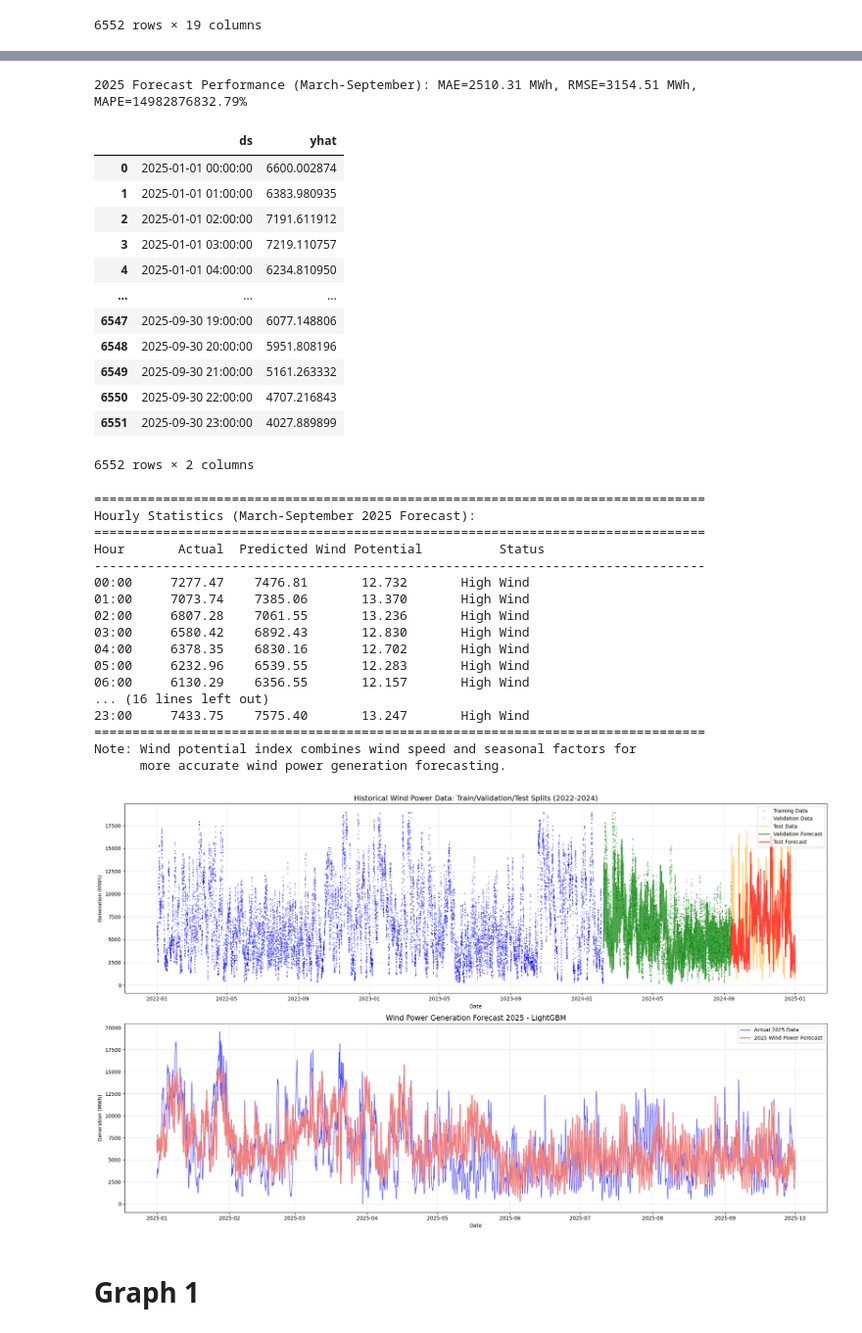
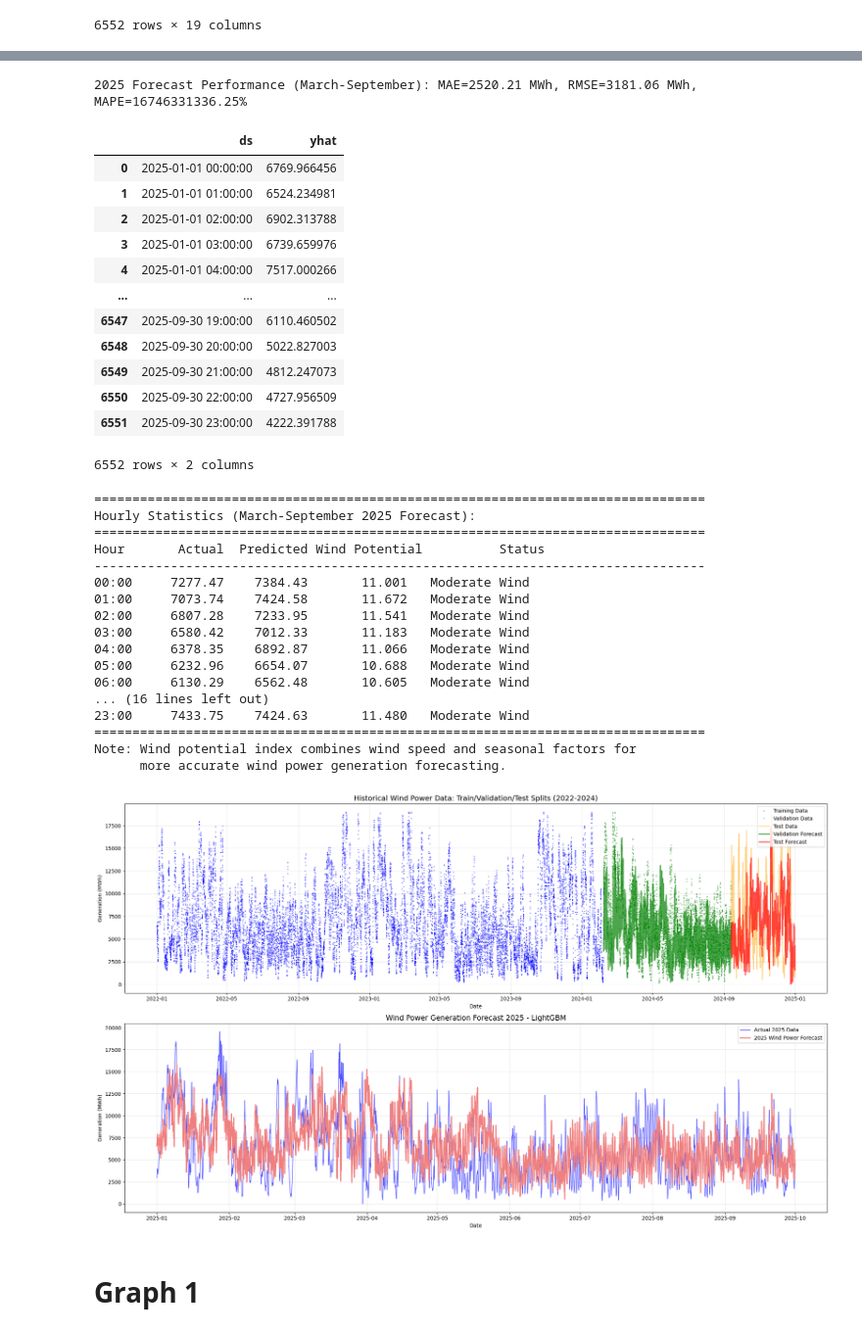
Before and after one commit to sdcastanedaa-max/2025-26-Data-driven, a Jupyter notebook: Advance_forecast/LightGBM_wind_gen.ipynb, the cells around one changed output, grey strips where cells are left out. Shown at 98% size. Drawn from its saved outputs; the diff is of its cells as text; code cells hidden in the pictures.

```diff
--- a/Advance_forecast/LightGBM_wind_gen.ipynb
+++ b/Advance_forecast/LightGBM_wind_gen.ipynb
@@ -213,12 +213,12 @@ def add_wind_regressor(df, wind_df):
     # 使用更符合西班牙风能分布的季节因子
     def calculate_season_factor(month):
         # 根据西班牙地理条件调整
-        if month in [12, 1, 2]:  # 冬春季节风能较强
+        if month in [11, 12, 1, 2]:  # 冬春季节风能较强
             return 1
-        elif month in [3, 4, 5]:  # 夏季风能较弱
-            return 0.8
+        elif month in [3, 4, 5, 6]:  # 夏季风能较弱
+            return 0.7
         else:
-            return 0.6
+            return 0.4
 
     merged['season_factor'] = merged['month'].apply(calculate_season_factor)
 
@@ -622,19 +622,19 @@ print(f"2025 Forecast Performance (March-September): MAE={mae_2025:.2f} MWh, RMS
 
 forecast_2025
 # %% [output]
-2025 Forecast Performance (March-September): MAE=2510.31 MWh, RMSE=3154.51 MWh, MAPE=14982876832.79%
+2025 Forecast Performance (March-September): MAE=2520.21 MWh, RMSE=3181.06 MWh, MAPE=16746331336.25%
 |  | ds | yhat |
-| 0 | 2025-01-01 00:00:00 | 6600.002874 |
-| 1 | 2025-01-01 01:00:00 | 6383.980935 |
-| 2 | 2025-01-01 02:00:00 | 7191.611912 |
-| 3 | 2025-01-01 03:00:00 | 7219.110757 |
-| 4 | 2025-01-01 04:00:00 | 6234.810950 |
+| 0 | 2025-01-01 00:00:00 | 6769.966456 |
+| 1 | 2025-01-01 01:00:00 | 6524.234981 |
+| 2 | 2025-01-01 02:00:00 | 6902.313788 |
+| 3 | 2025-01-01 03:00:00 | 6739.659976 |
+| 4 | 2025-01-01 04:00:00 | 7517.000266 |
 | ... | ... | ... |
-| 6547 | 2025-09-30 19:00:00 | 6077.148806 |
-| 6548 | 2025-09-30 20:00:00 | 5951.808196 |
-| 6549 | 2025-09-30 21:00:00 | 5161.263332 |
-| 6550 | 2025-09-30 22:00:00 | 4707.216843 |
-| 6551 | 2025-09-30 23:00:00 | 4027.889899 |
+| 6547 | 2025-09-30 19:00:00 | 6110.460502 |
+| 6548 | 2025-09-30 20:00:00 | 5022.827003 |
+| 6549 | 2025-09-30 21:00:00 | 4812.247073 |
+| 6550 | 2025-09-30 22:00:00 | 4727.956509 |
+| 6551 | 2025-09-30 23:00:00 | 4222.391788 |
 6552 rows × 2 columns
 # %%
 
@@ -677,15 +677,15 @@ Hourly Statistics (March-September 2025 Forecast):
 ================================================================================
 Hour       Actual  Predicted Wind Potential          Status
 --------------------------------------------------------------------------------
-00:00     7277.47    7476.81       12.732       High Wind
-01:00     7073.74    7385.06       13.370       High Wind
-02:00     6807.28    7061.55       13.236       High Wind
-03:00     6580.42    6892.43       12.830       High Wind
-04:00     6378.35    6830.16       12.702       High Wind
-05:00     6232.96    6539.55       12.283       High Wind
-06:00     6130.29    6356.55       12.157       High Wind
+00:00     7277.47    7384.43       11.001   Moderate Wind
+01:00     7073.74    7424.58       11.672   Moderate Wind
+02:00     6807.28    7233.95       11.541   Moderate Wind
+03:00     6580.42    7012.33       11.183   Moderate Wind
+04:00     6378.35    6892.87       11.066   Moderate Wind
+05:00     6232.96    6654.07       10.688   Moderate Wind
+06:00     6130.29    6562.48       10.605   Moderate Wind
 ... (16 lines left out)
-23:00     7433.75    7575.40       13.247       High Wind
+23:00     7433.75    7424.63       11.480   Moderate Wind
 ================================================================================
 Note: Wind potential index combines wind speed and seasonal factors for
       more accurate wind power generation forecasting.
@@ -695,35 +695,35 @@ fig, axes = plt.subplots(2, 1, figsize=(20, 12))
 
 # Plot 1: Historical data with splits (Mar-Sep 2022-2024)
 ax1 = axes[0]
 ax1.plot(train_df['ds'], train_df['y'], 'b.', label='Training Data', alpha=0.5, markersize=2)
 ax1.plot(val_df['ds'], val_df['y'], 'g.', label='Validation Data', alpha=0.5, markersize=2)
 ax1.plot(test_df['ds'], test_df['y'], 'orange', label='Test Data', alpha=0.5, markersize=2)
 
 # Add predictions on validation and test sets
 ax1.plot(val_forecast['ds'], val_forecast['yhat'], 'g-', label='Validation Forecast', linewidth=2, alpha=0.7)
 ax1.plot(test_forecast['ds'], test_forecast['yhat'], 'r-', label='Test Forecast', linewidth=2, alpha=0.7)
 
 ax1.set_title('Historical Wind Power Data: Train/Validation/Test Splits (2022-2024)', fontsize=14)
 ax1.set_xlabel('Date')
 ax1.set_ylabel('Generation (MWh)')
 ax1.legend(loc='upper right')
 ax1.grid(True, alpha=0.3)
 
 # Plot 2: 2025 Forecast (Mar-Sep)
 ax2 = axes[1]
-ax2.plot(df_2025['ds'], df_2025['y'], 'blue', label='Actual 2025 Data', linewidth=1, alpha=0.7)
+ax2.plot(df_2025['ds'], df_2025['y'], 'b', label='Actual 2025 Data', linewidth=1, alpha=0.7)
 ax2.plot(forecast_2025['ds'], forecast_2025['yhat'], 'lightcoral', label='2025 Wind Power Forecast', linewidth=2)
 
 ax2.set_title('Wind Power Generation Forecast 2025 - LightGBM', fontsize=14)
 ax2.set_xlabel('Date')
 ax2.set_ylabel('Generation (MWh)')
 ax2.legend(loc='upper right')
 ax2.grid(True, alpha=0.3)
 
 plt.tight_layout()
 plt.show()
 # %% [output]
-[figure, old version]
+[figure, new version]
 # %% [markdown]
 # Graph 1
 # %%
```
Also changed, not shown: parts of 9 cells of this notebook, 12 other files.
